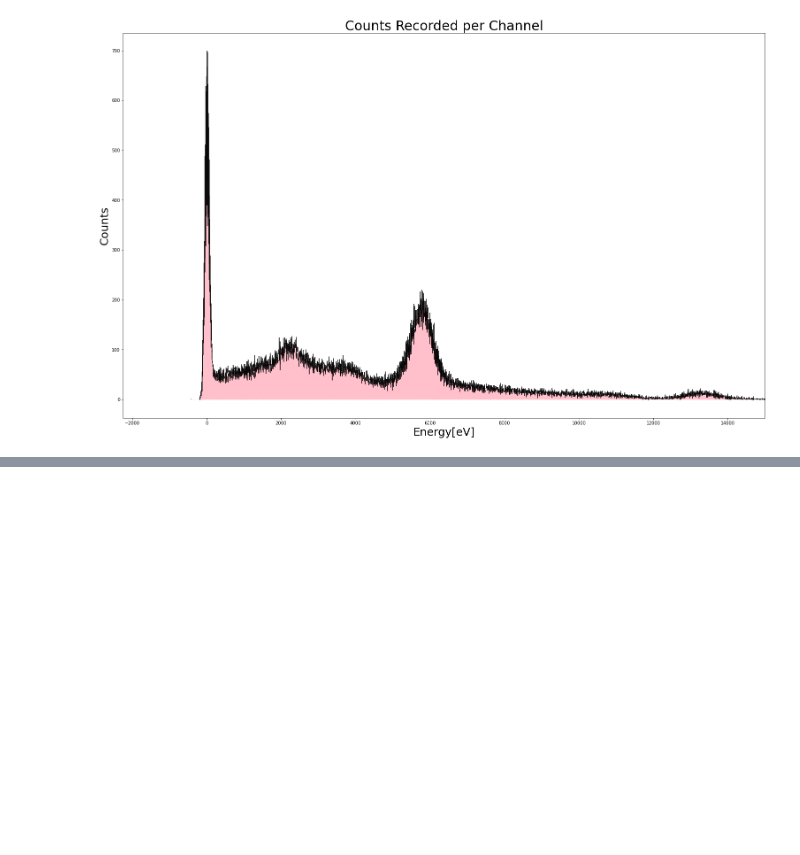
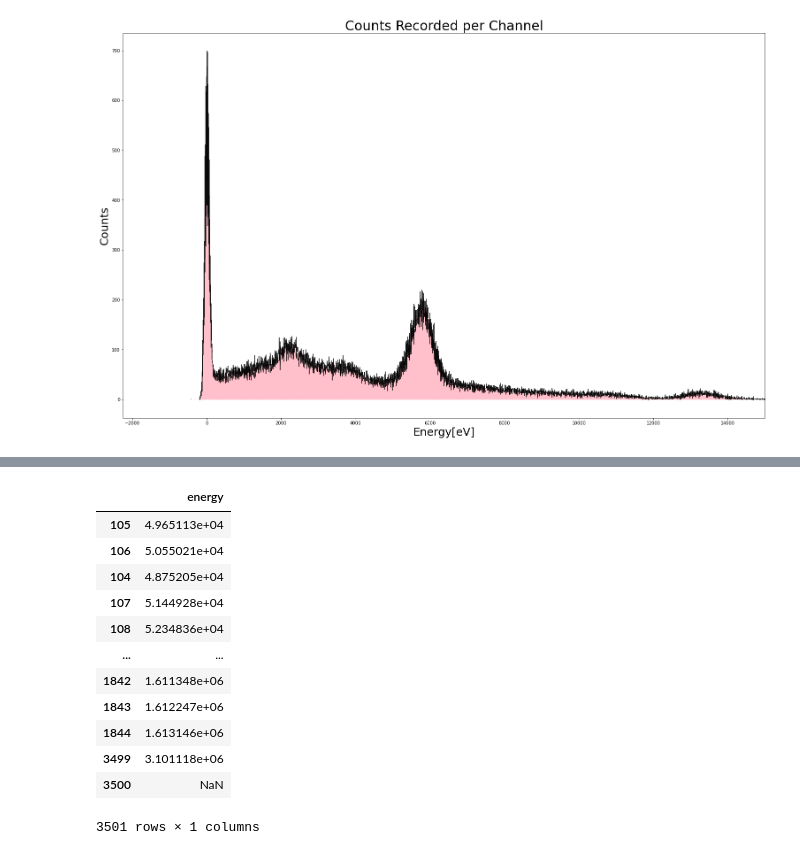
Before and after one commit to diodeamy/GammaSpectra, a Jupyter notebook: graphing.ipynb, the cells around one changed output, grey strips where cells are left out. Saved outputs shown, nothing was run; the diff lists cells and outputs as text; code cells hidden in the pictures; blank space fills up the shorter version.

```diff
--- a/graphing.ipynb
+++ b/graphing.ipynb
@@ -80,0 +70,2 @@ L_plot_x
+# %%
+reg = sp.stats.linregress(L_plot_y, L_plot_x)
@@ -80,0 +120,18 @@ L_plot_x
+# %%
+a_sort = a.sort_values(by=['average'], ascending=False, inplace=False)[['energy']]
+# %%
+peak1 = a_sort
+# %% [output]
+|  | energy |
+| 105 | 4.965113e+04 |
+| 106 | 5.055021e+04 |
+| 104 | 4.875205e+04 |
+| 107 | 5.144928e+04 |
+| 108 | 5.234836e+04 |
+| ... | ... |
+| 1842 | 1.611348e+06 |
+| 1843 | 1.612247e+06 |
+| 1844 | 1.613146e+06 |
+| 3499 | 3.101118e+06 |
+| 3500 | NaN |
+3501 rows × 1 columns
```
Also changed, not shown: parts of 8 cells of this notebook.
